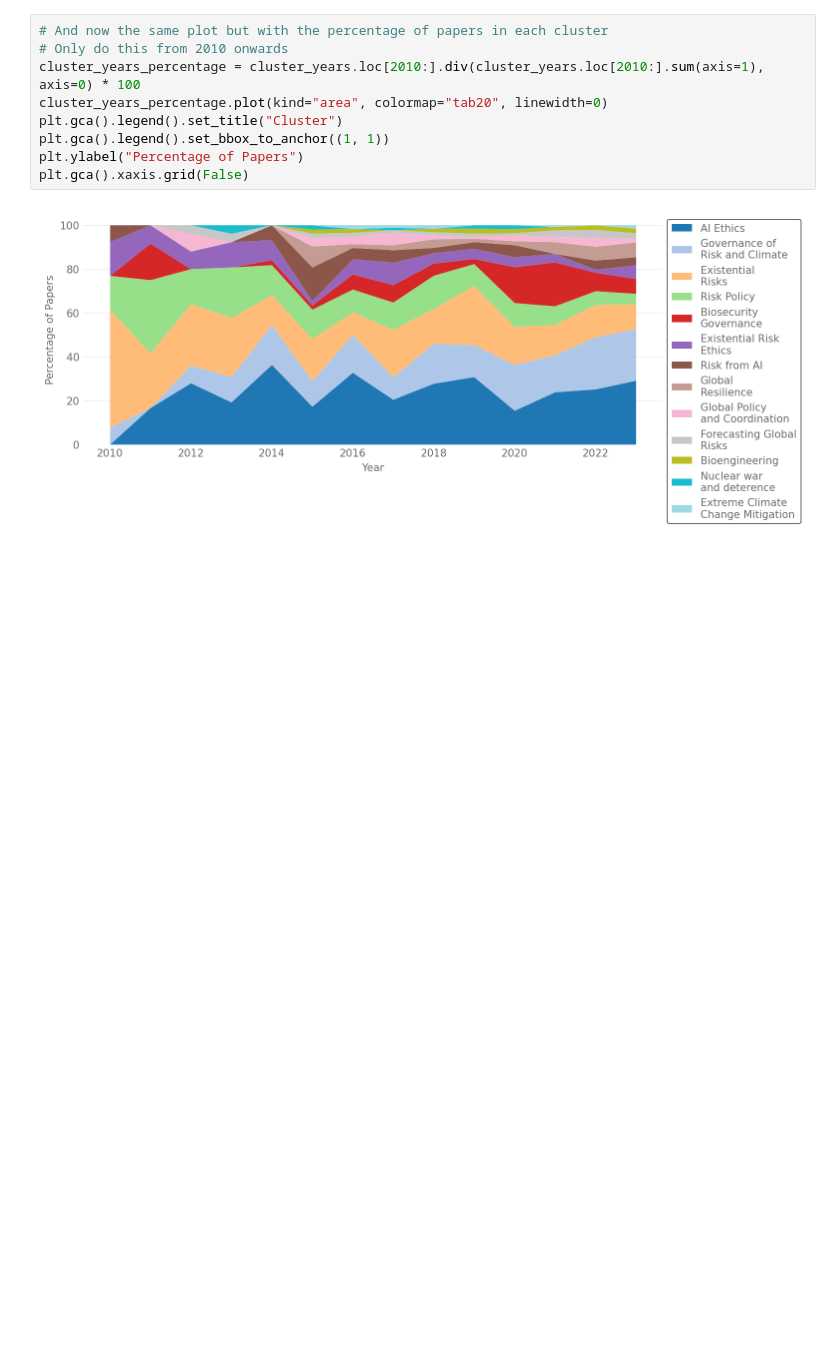
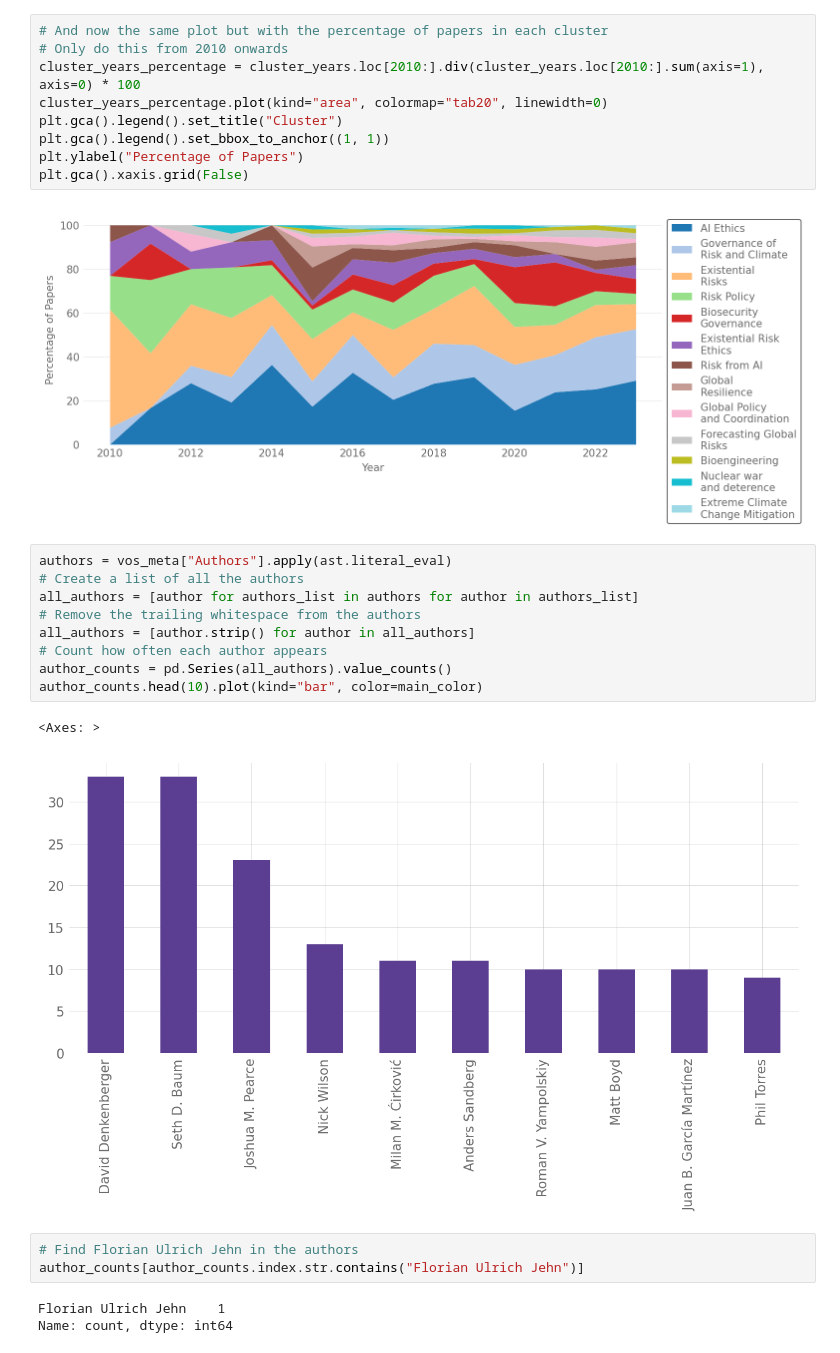
Before and after one commit to florianjehn/bibliometrics, a Jupyter notebook: scripts/overall_visualizations.ipynb, the cells around one changed output. Cells and saved outputs as stored; diff of their text form; blank space fills up the shorter version.

```diff
--- a/scripts/overall_visualizations.ipynb
+++ b/scripts/overall_visualizations.ipynb
@@ -105,3 +91,21 @@ plt.ylabel("Percentage of Papers")
 plt.gca().xaxis.grid(False)
 # %% [output]
 [figure]
+# %%
+authors = vos_meta["Authors"].apply(ast.literal_eval)
+# Create a list of all the authors
+all_authors = [author for authors_list in authors for author in authors_list]
+# Remove the trailing whitespace from the authors
+all_authors = [author.strip() for author in all_authors]
+# Count how often each author appears
+author_counts = pd.Series(all_authors).value_counts()
+author_counts.head(10).plot(kind="bar", color=main_color)
+# %% [output]
+<Axes: >
+[figure, added]
+# %%
+# Find Florian Ulrich Jehn in the authors
+author_counts[author_counts.index.str.contains("Florian Ulrich Jehn")]
+# %% [output]
+Florian Ulrich Jehn    1
+Name: count, dtype: int64
```
Also changed, not shown: parts of 5 cells of this notebook, 47 other files.
